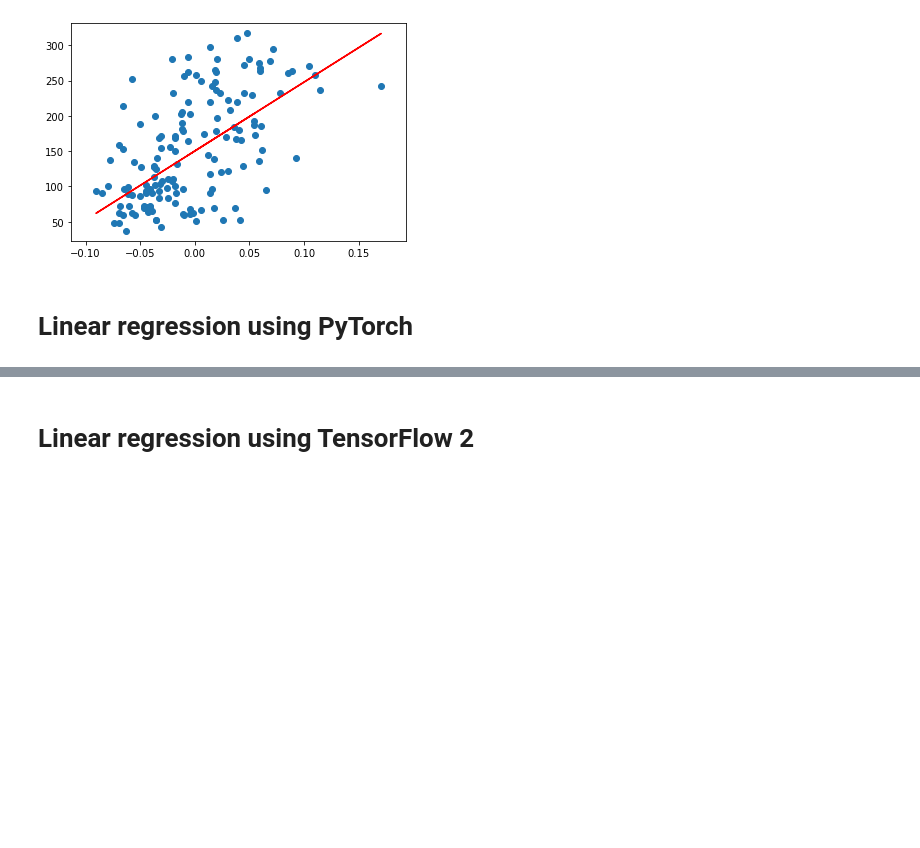
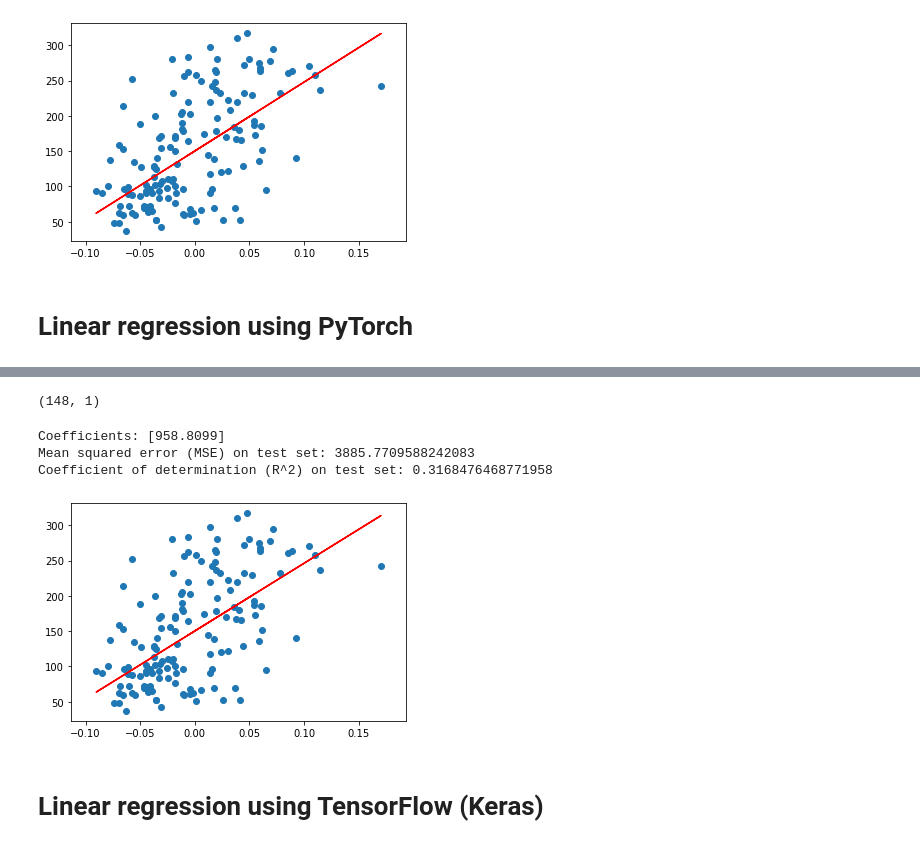
Before and after one commit to CarlFredriksson/linear_regression_lib_comparison, a Jupyter notebook: linear_regression_lib_comparison.ipynb, the cells around one changed output, grey strips where cells are left out. Drawn from its saved outputs; the diff is of its cells as text; code cells hidden in the pictures; blank space fills up the shorter version.

```diff
--- a/linear_regression_lib_comparison.ipynb
+++ b/linear_regression_lib_comparison.ipynb
@@ -71,3 +90,17 @@ plt.show()
 [figure]
 # %% [markdown]
 # Linear regression using PyTorch
+# %%
+class LinearRegressionModel(nn.Module):
+    def __init__(self, input_size, output_size):
+        super(LinearRegressionModel, self).__init__()
+        self.linear = nn.Linear(input_size, output_size)
+
+    def forward(self, x):
+        return self.linear(x)
+# %%
+model = LinearRegressionModel(1, 1)
+loss_func = nn.MSELoss()
+optimizer = optim.SGD(model.parameters(), lr=0.03)
+inputs = Variable(torch.from_numpy(X_train.astype('float32')))
+outputs = Variable(torch.from_numpy(Y_train.astype('float32')))
@@ -74,2 +134,21 @@ plt.show()
+# %%
+Y_pred = model(Variable(torch.from_numpy(X_test.astype('float32')))).data.numpy()
+Y_pred.shape
+# %% [output]
+(148, 1)
+# %%
+print('Coefficients:', [parameter.data.numpy()[0][0] for parameter in list(model.parameters())[:-1]])
+print('Mean squared error (MSE) on test set:', mean_squared_error(Y_test, Y_pred))
+print('Coefficient of determination (R^2) on test set:', r2_score(Y_test, Y_pred))
+# %% [output]
+Coefficients: [958.8099]
+Mean squared error (MSE) on test set: 3885.7709588242083
+Coefficient of determination (R^2) on test set: 0.3168476468771958
+# %%
+plt.scatter(X_test, Y_test)
+plt.plot(X_test, Y_pred, color='red')
+plt.show()
+# %% [output]
+[figure, added]
 # %% [markdown]
-# Linear regression using TensorFlow 2
+# Linear regression using TensorFlow (Keras)
```
Also changed, not shown: parts of 15 cells of this notebook, 3 other files.
